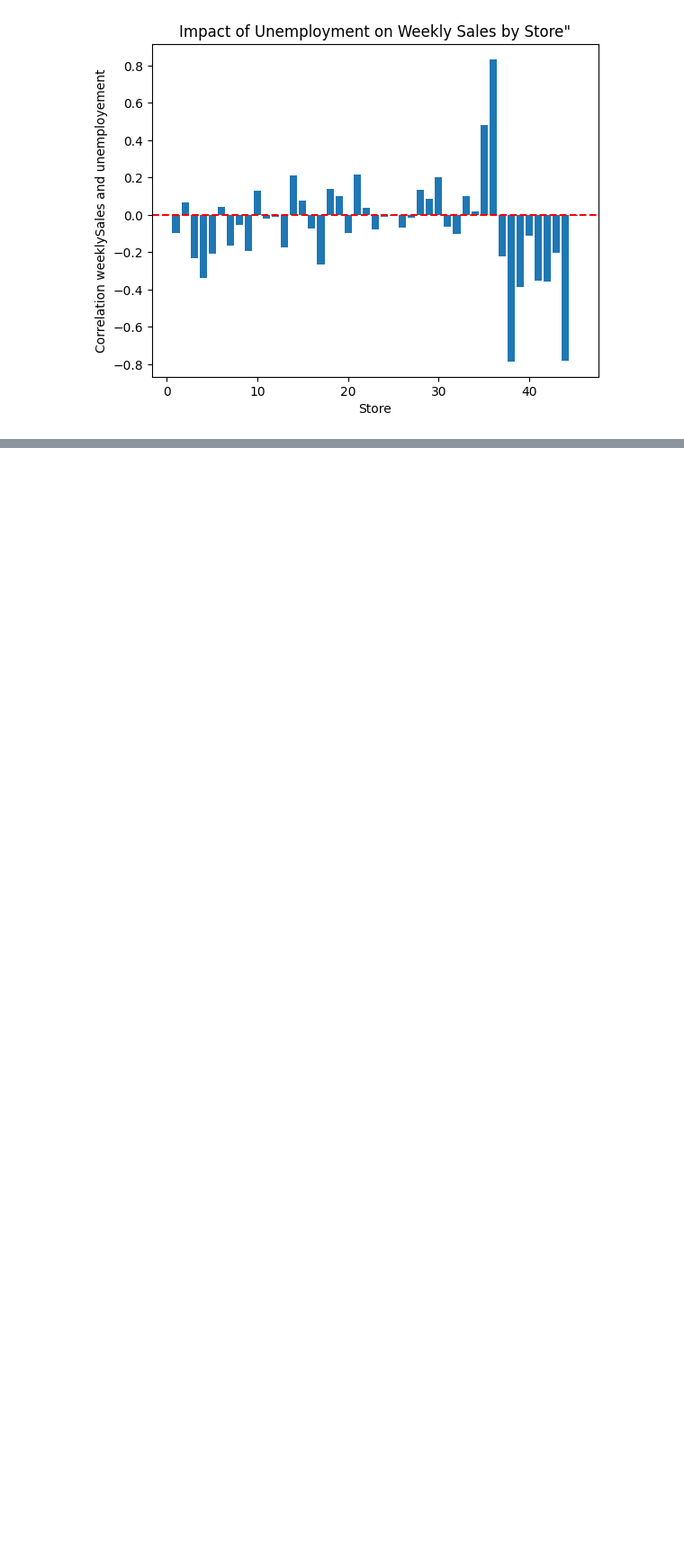
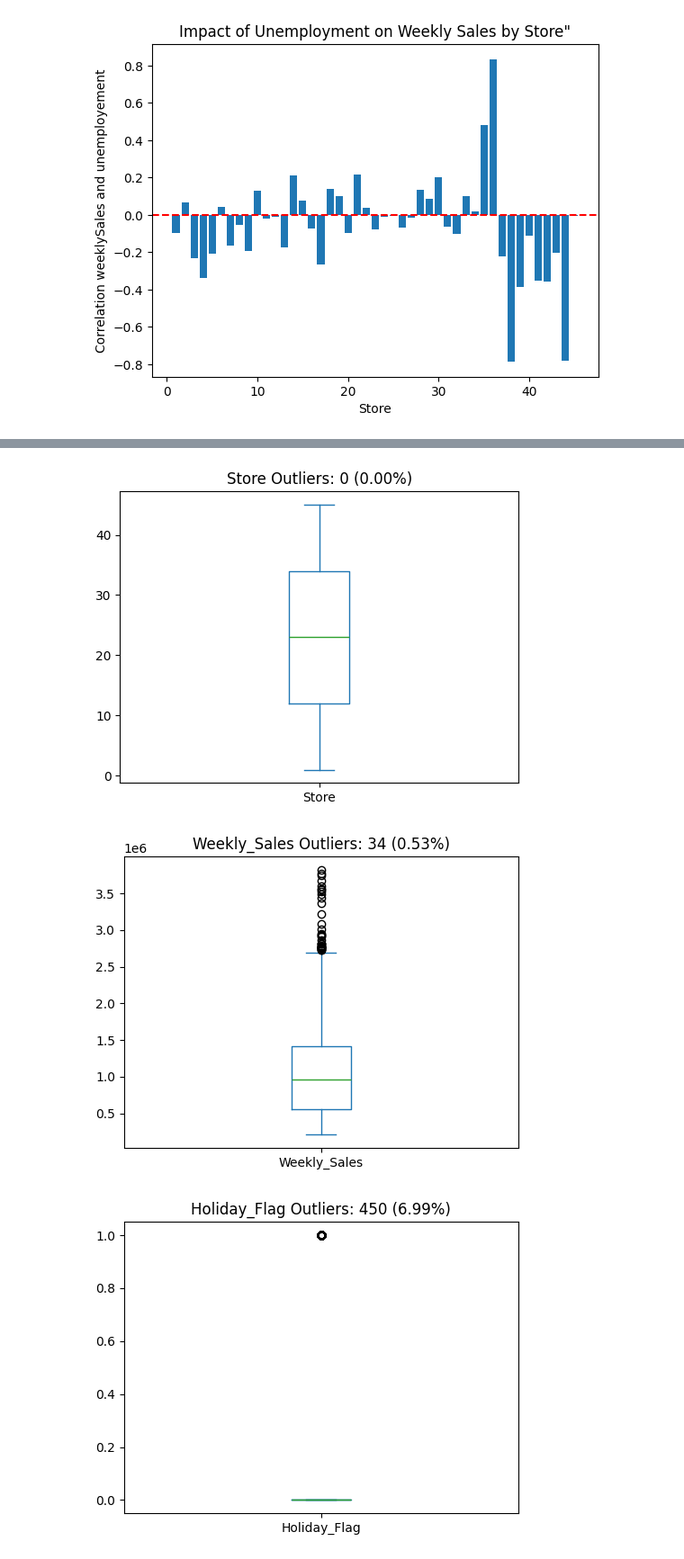
Before and after one commit to Sharddha-Sharddha/IITMLAssignments, a Jupyter notebook: Wallmart_Capstone_project.ipynb, the cells around one changed output, grey strips where cells are left out. Shown at 90% size. Cells and saved outputs as stored; diff of their text form; code cells hidden in the pictures; blank space fills up the shorter version.

```diff
--- a/Wallmart_Capstone_project.ipynb
+++ b/Wallmart_Capstone_project.ipynb
@@ -216,15 +233,30 @@ df.columns
 # %%
-for col in df.columns:
-  if (col in out_col.columns):
+import matplotlib.pyplot as plt
+
+# Check against original df's numeric columns
+for col in df.select_dtypes(include='number').columns:
+
+    # 1. Calculate IQR boundaries
     q1 = df[col].quantile(0.25)
     q3 = df[col].quantile(0.75)
+    IQR = q3 - q1
 
-    IQR = q3 -q1
+    up_limit = q3 + (1.5 * IQR)
+    low_limit = q1 - (1.5 * IQR)
 
-    up_limit = q3 + (1.5*IQR)
-    low_limit = q1 - (1.5* IQR)
+    # 2. Extract outliers
+    outliers = df[(df[col] > up_limit) | (df[col] < low_limit)]
 
-    outliers = df[(df[col]>up_limit) | (df[col]<low_limit)]
+    # 3. Generate individual boxplots with percentage calculations
+    plt.figure(figsize=(5, 4))
 
-    df[col].plot(kind= 'box', title = f'outliers: {len(outliers)} : {len(outliers)/len(df):.2%}')
+    # Using boxplot directly on the column
+    df[col].plot(kind='box')
+
+    plt.title(f'{col} Outliers: {len(outliers)} ({len(outliers)/len(df):.2%})')
+    plt.tight_layout()
     plt.show()
+# %% [output]
+[figure, added]
+[figure, added]
+[figure, added]
```
Also changed, not shown: parts of 48 cells of this notebook.
